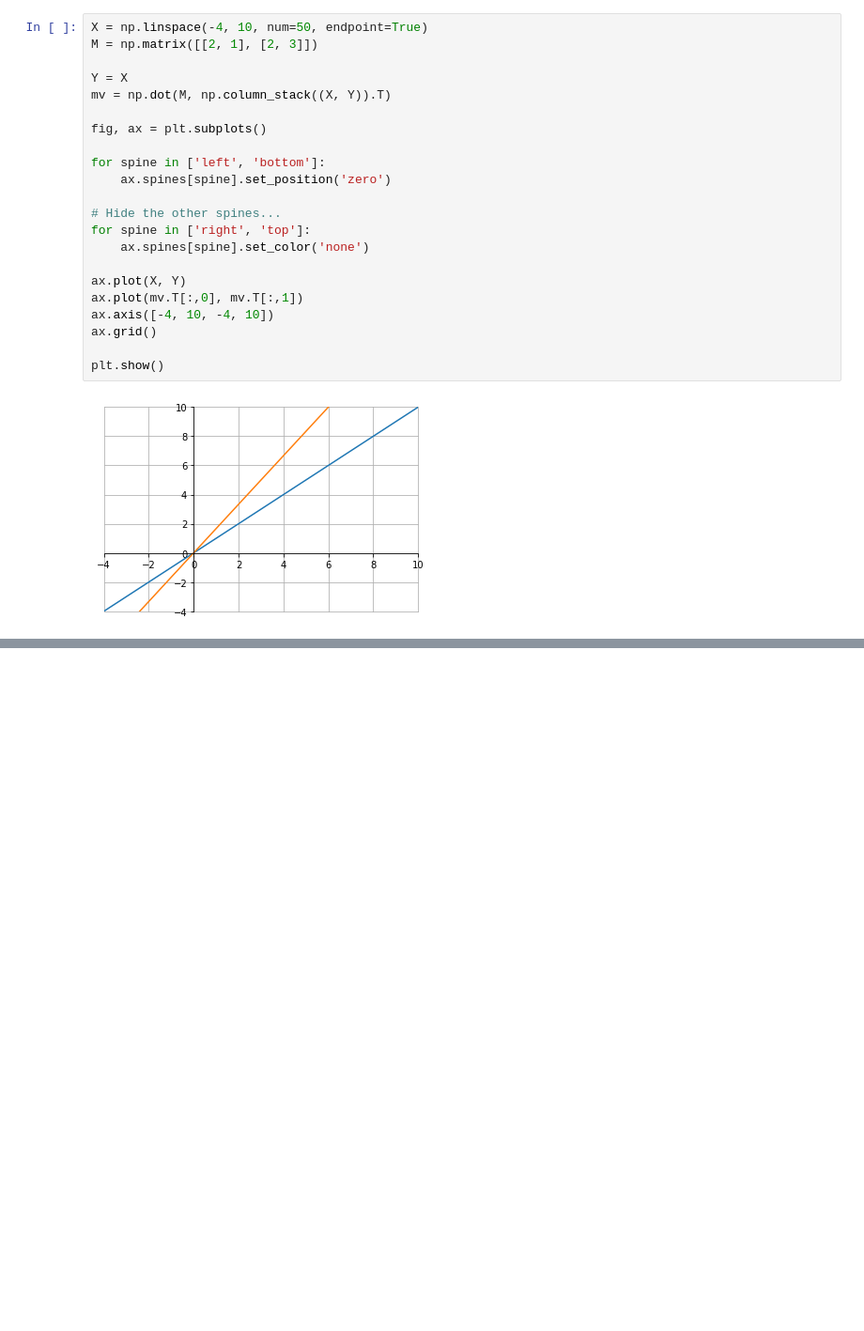
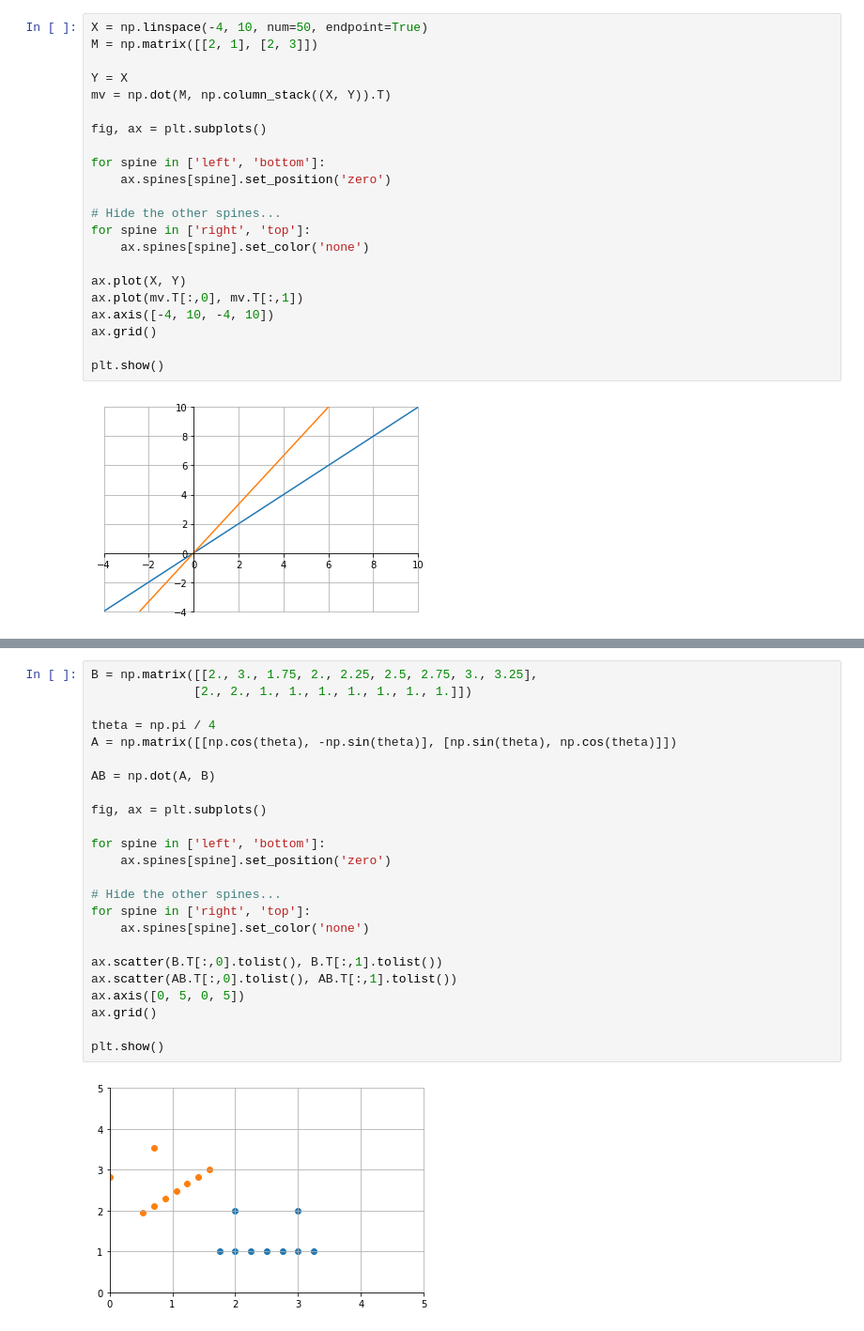
Before and after one commit to Gaheeheehee/Study, a Jupyter notebook: LinearAlgebra/CodingTheMatrix/Chap05 - The Matrix/Chap05-The_Matrix.ipynb, the cells around one changed output, grey strips where cells are left out. Shown at 94% size. Saved outputs shown, nothing was run; the diff lists cells and outputs as text; blank space fills up the shorter version.

Commit message:
Chap05 - The Matrix 5.11.4 까지 공부

```diff
--- a/LinearAlgebra/CodingTheMatrix/Chap05 - The Matrix/Chap05-The_Matrix.ipynb
+++ b/LinearAlgebra/CodingTheMatrix/Chap05 - The Matrix/Chap05-The_Matrix.ipynb
@@ -622,0 +705,26 @@ plt.show()
+# %%
+B = np.matrix([[2., 3., 1.75, 2., 2.25, 2.5, 2.75, 3., 3.25],
+              [2., 2., 1., 1., 1., 1., 1., 1., 1.]])
+
+theta = np.pi / 4
+A = np.matrix([[np.cos(theta), -np.sin(theta)], [np.sin(theta), np.cos(theta)]])
+
+AB = np.dot(A, B)
+
+fig, ax = plt.subplots()
+
+for spine in ['left', 'bottom']:
+    ax.spines[spine].set_position('zero')
+
+# Hide the other spines...
+for spine in ['right', 'top']:
+    ax.spines[spine].set_color('none')
+
+ax.scatter(B.T[:,0].tolist(), B.T[:,1].tolist())
+ax.scatter(AB.T[:,0].tolist(), AB.T[:,1].tolist())
+ax.axis([0, 5, 0, 5])
+ax.grid()
+
+plt.show()
+# %% [output]
+[figure, added]
```
Also changed, not shown: parts of 10 cells of this notebook, 4 other files.
